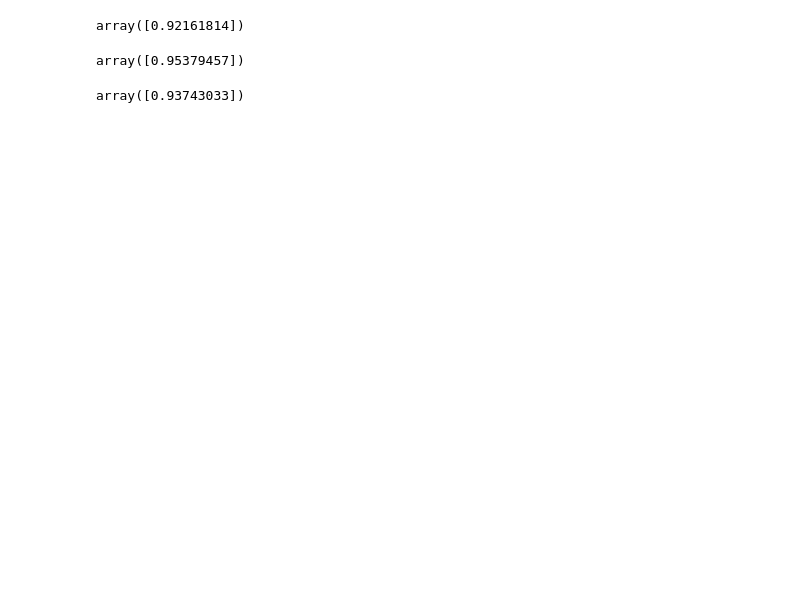
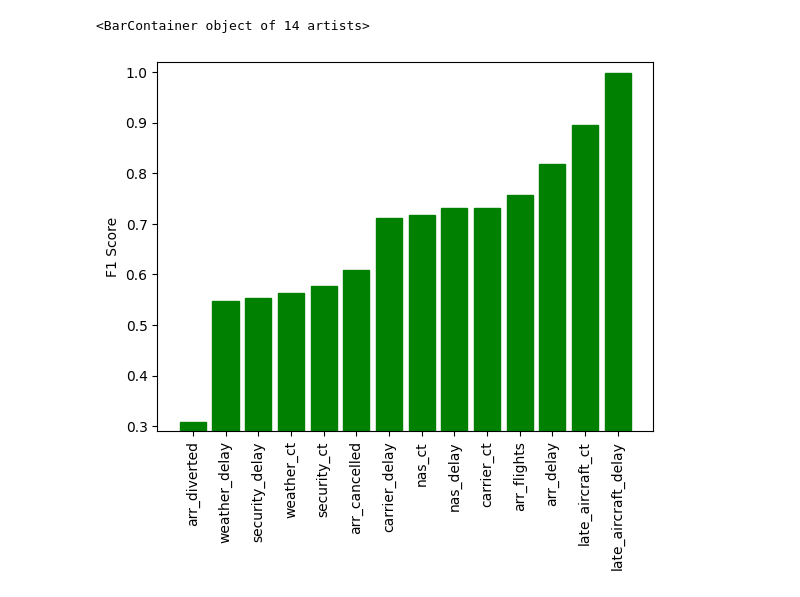
Before and after one commit to SnartBlast/cs5830_final_project, a Jupyter notebook: knn.ipynb, the cells around one changed output. Drawn from its saved outputs; the diff is of its cells as text; code cells hidden in the pictures; blank space fills up the shorter version.

```diff
--- a/knn.ipynb
+++ b/knn.ipynb
@@ -68,9 +134,30 @@ for i in range(len(flightsX)):
-# %%
-(p, r, f, s) = precision_recall_fscore_support(flightsy, y_pred, labels=[1])
-display(p)
-display(r)
-display(f)
-# %% [output]
-array([0.92161814])
-array([0.95379457])
-array([0.93743033])
+# %%
+delays = {'arr_diverted':0.30927835051546393,
+          'weather_delay':0.5479041916167665,
+          'security_delay':0.5536480686695279,
+          'weather_ct':0.5637181409295352,
+          'security_ct':0.5780590717299579,
+          'arr_cancelled':0.6086956521739131,
+          'carrier_delay':0.7111111111111111,
+          'nas_ct':0.7169811320754716,
+          'nas_delay':0.7311178247734139,
+          'carrier_ct':0.7320061255742726,
+          'arr_flights':0.7578616352201258,
+          'arr_delay':0.817629179331307,
+          'late_aircraft_ct':0.8942307692307693,
+          'late_aircraft_delay':0.9983739837398374 }
+
+import matplotlib.pyplot as plt
+
+#D = {u'Label1':26, u'Label2': 17, u'Label3':30}
+bar = plt.bar(*zip(*delays.items()))
+plt.xticks(rotation=90)
+plt.ylim(0.29, 1.02)
+for i in range(len(delays)):
+    bar[i].set_color('green')
+plt.ylabel('F1 Score')
+
+bar
+# %% [output]
+<BarContainer object of 14 artists>
+[figure, added]
```
Also changed, not shown: parts of 2 cells of this notebook.
